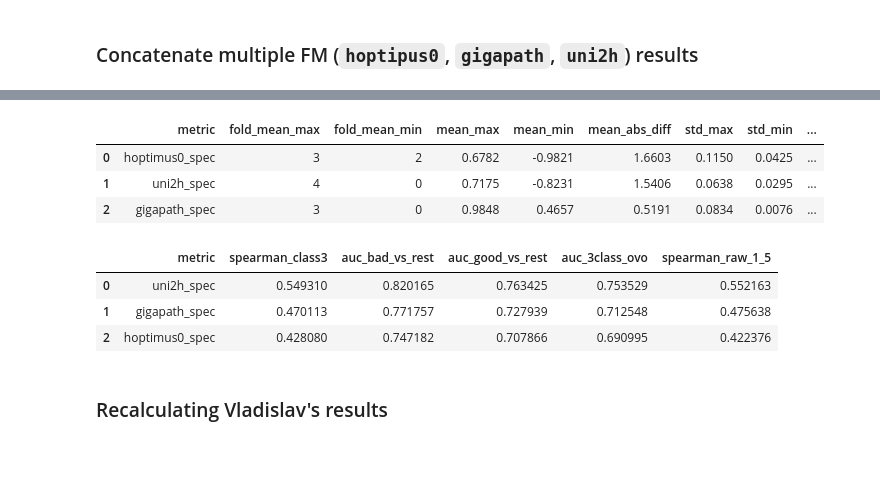
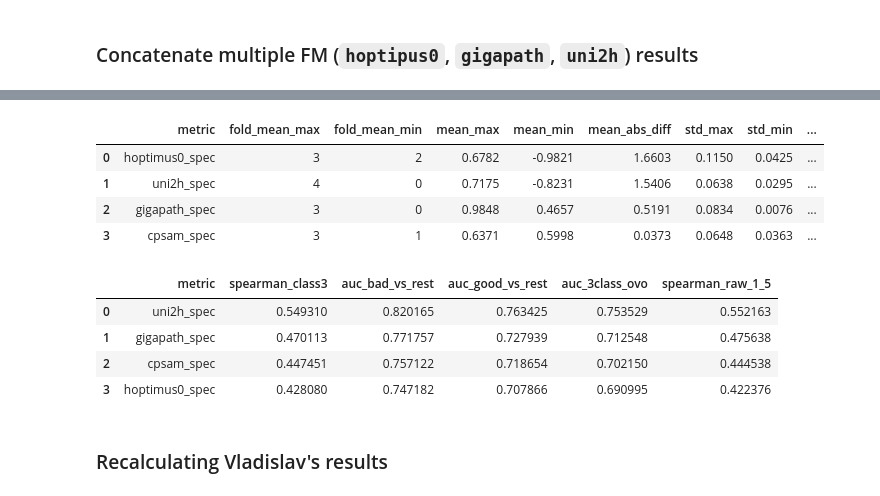
Before and after one commit to Fedor1533/HAPS_v1, a Jupyter notebook: Test_haps.ipynb, the cells around one changed output, grey strips where cells are left out. Drawn from its saved outputs; the diff is of its cells as text; code cells hidden in the pictures; blank space fills up the shorter version.

```diff
--- a/Test_haps.ipynb
+++ b/Test_haps.ipynb
@@ -129,7 +129,7 @@ Cached 512 pairs, 30 WSI
 # %% [markdown]
 ### Concatenate multiple FM (`hoptipus0`, `gigapath`, `uni2h`) results
 # %%
-fm_backbones = ["hoptimus0_spec", "uni2h_spec", "gigapath_spec"]
+fm_backbones = ["hoptimus0_spec", "uni2h_spec", "gigapath_spec", "cpsam_spec"]
 oof_all, fold_all = [], []
 for fm_b in fm_backbones:
     oof, fold, _, _ = n_cv_opt.load_artifact(f"results/check_fm_{fm_b}.pkl")
@@ -149,20 +151,22 @@ Loaded artifact from results/check_fm_gigapath_spec.pkl
 === Normalization diagnostics (ratio = mean_abs_diff / std_max) ===
 |  | metric | fold_mean_max | fold_mean_min | mean_max | mean_min | mean_abs_diff | std_max | std_min | ... |
 | 0 | hoptimus0_spec | 3 | 2 | 0.6782 | -0.9821 | 1.6603 | 0.1150 | 0.0425 | ... |
 | 1 | uni2h_spec | 4 | 0 | 0.7175 | -0.8231 | 1.5406 | 0.0638 | 0.0295 | ... |
 | 2 | gigapath_spec | 3 | 0 | 0.9848 | 0.4657 | 0.5191 | 0.0834 | 0.0076 | ... |
+| 3 | cpsam_spec | 3 | 1 | 0.6371 | 0.5998 | 0.0373 | 0.0648 | 0.0363 | ... |
-# %%
-# rank-нормализация (решает проблему разброса между фолдами)
-oof_all = n_cv_opt.normalize_oof_per_fold(oof_all, metrics = None)
-# --- результаты ---
-res_all = n_cv_opt.evaluate_oof(oof_all, meta_df)
-bs_all = n_cv_opt.bootstrap_oof(oof_all, meta_df)
-res_all
-# %% [output]
-|  | metric | spearman_class3 | auc_bad_vs_rest | auc_good_vs_rest | auc_3class_ovo | spearman_raw_1_5 |
-| 0 | uni2h_spec | 0.549310 | 0.820165 | 0.763425 | 0.753529 | 0.552163 |
-| 1 | gigapath_spec | 0.470113 | 0.771757 | 0.727939 | 0.712548 | 0.475638 |
-| 2 | hoptimus0_spec | 0.428080 | 0.747182 | 0.707866 | 0.690995 | 0.422376 |
+# %%
+# rank-нормализация (решает проблему разброса между фолдами)
+oof_all = n_cv_opt.normalize_oof_per_fold(oof_all, metrics = ["hoptimus0_spec", "uni2h_spec", "gigapath_spec"])
+# --- результаты ---
+res_all = n_cv_opt.evaluate_oof(oof_all, meta_df)
+bs_all = n_cv_opt.bootstrap_oof(oof_all, meta_df)
+res_all
+# %% [output]
+|  | metric | spearman_class3 | auc_bad_vs_rest | auc_good_vs_rest | auc_3class_ovo | spearman_raw_1_5 |
+| 0 | uni2h_spec | 0.549310 | 0.820165 | 0.763425 | 0.753529 | 0.552163 |
+| 1 | gigapath_spec | 0.470113 | 0.771757 | 0.727939 | 0.712548 | 0.475638 |
+| 2 | cpsam_spec | 0.447451 | 0.757122 | 0.718654 | 0.702150 | 0.444538 |
+| 3 | hoptimus0_spec | 0.428080 | 0.747182 | 0.707866 | 0.690995 | 0.422376 |
 # %% [markdown]
 ### Recalculating Vladislav's results
 # %%
```
Also changed, not shown: parts of 3 cells of this notebook, 10 other files.
